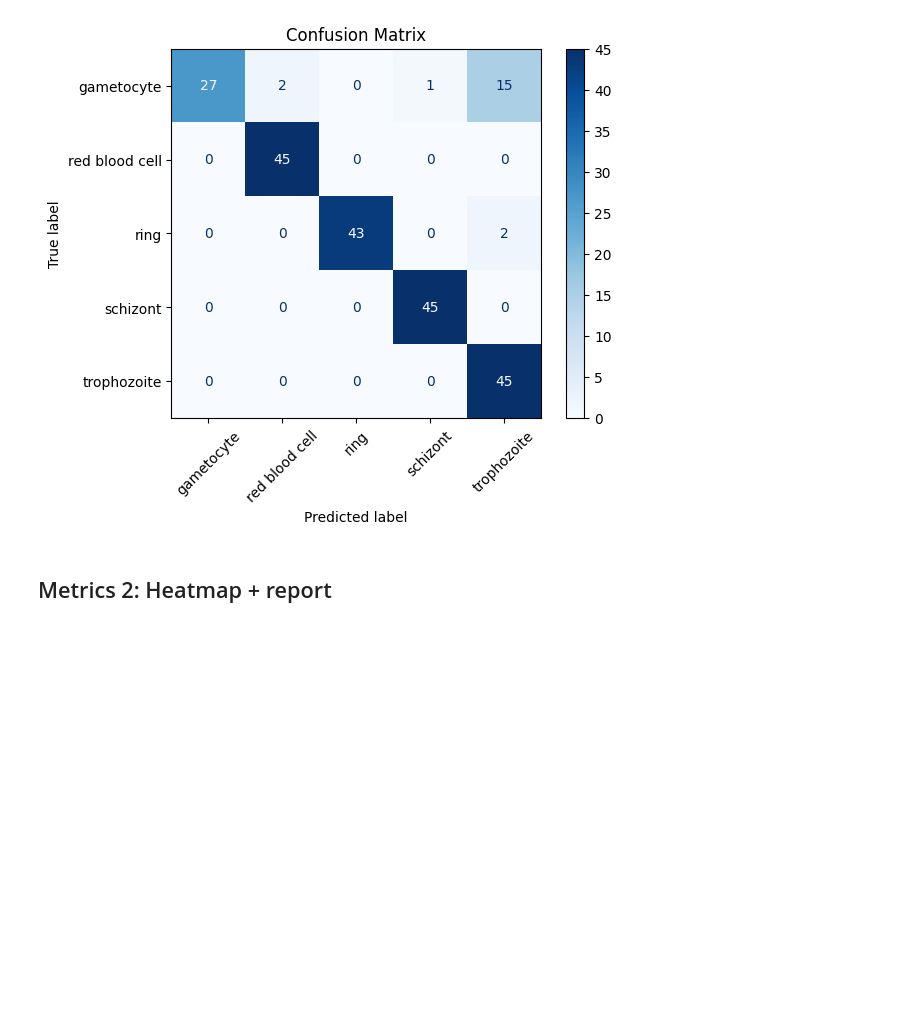
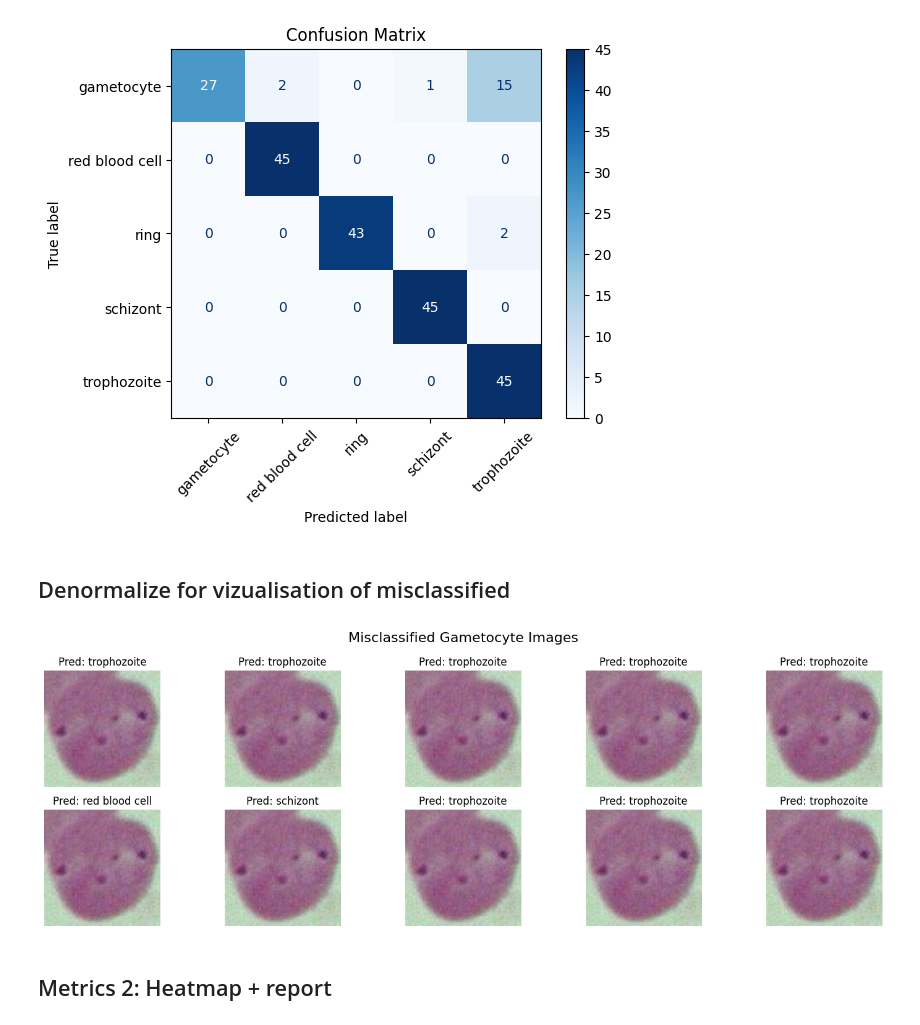
Before and after one commit to andrekda/malaria-classification, a Jupyter notebook: notebooks/malariaViT.ipynb, the cells around one changed output. Drawn from its saved outputs; the diff is of its cells as text; code cells hidden in the pictures; blank space fills up the shorter version.

Commit message:
Added a visualisation of the misclassifications on the gameotozytes (?) because the acc was bad

```diff
--- a/notebooks/malariaViT.ipynb
+++ b/notebooks/malariaViT.ipynb
@@ -260,7 +260,10 @@ test_dataset  = datasets.ImageFolder(test_dir, transform=eval_transforms)
 
 train_loader = DataLoader(train_dataset, batch_size=batch_size, shuffle=True, pin_memory=True)
 val_loader   = DataLoader(val_dataset,   batch_size=batch_size, shuffle=False, pin_memory=True)
-test_loader  = DataLoader(test_dataset,  batch_size=batch_size, shuffle=False, pin_memory=True)
+test_loader = DataLoader(test_dataset, batch_size=batch_size, shuffle=False)
+
+# You’ll also need to store index-to-class mapping
+idx_to_class = {v: k for k, v in test_dataset.class_to_idx.items()}
 # %% [markdown]
 ### Model setup
 # %%
@@ -437,6 +460,37 @@ plt.show()
 🔍 F1 Score      : 0.9071
 [figure]
 [figure]
+# %% [markdown]
+## Denormalize for vizualisation of misclassified
+# %%
+def denormalize(tensor):
+    mean = torch.tensor([0.485, 0.456, 0.406], device=tensor.device).view(3, 1, 1)
+    std = torch.tensor([0.229, 0.224, 0.225], device=tensor.device).view(3, 1, 1)
+    return tensor * std + mean
+# %%
+import matplotlib.pyplot as plt
+import torchvision.transforms as T
+
+to_pil = T.ToPILImage()
+
+n = min(10, len(misclassified_images))
+plt.figure(figsize=(15, 5))
+
+for i in range(n):
+    img = to_pil(misclassified_images[i])
+    plt.subplot(2, 5, i+1)
+    img = denormalize(img_tensor).permute(1, 2, 0).cpu().numpy()
+
+    plt.imshow(img)
+
+    plt.axis("off")
+    plt.title(f"Pred: {misclassified_preds[i]}")
+
+plt.suptitle("Misclassified Gametocyte Images", fontsize=16)
+plt.tight_layout()
+plt.show()
+# %% [output]
+[figure, added]
 # %% [markdown]
 ## Metrics 2: Heatmap + report
 # %%
```
Also changed, not shown: parts of 1 cell of this notebook.
